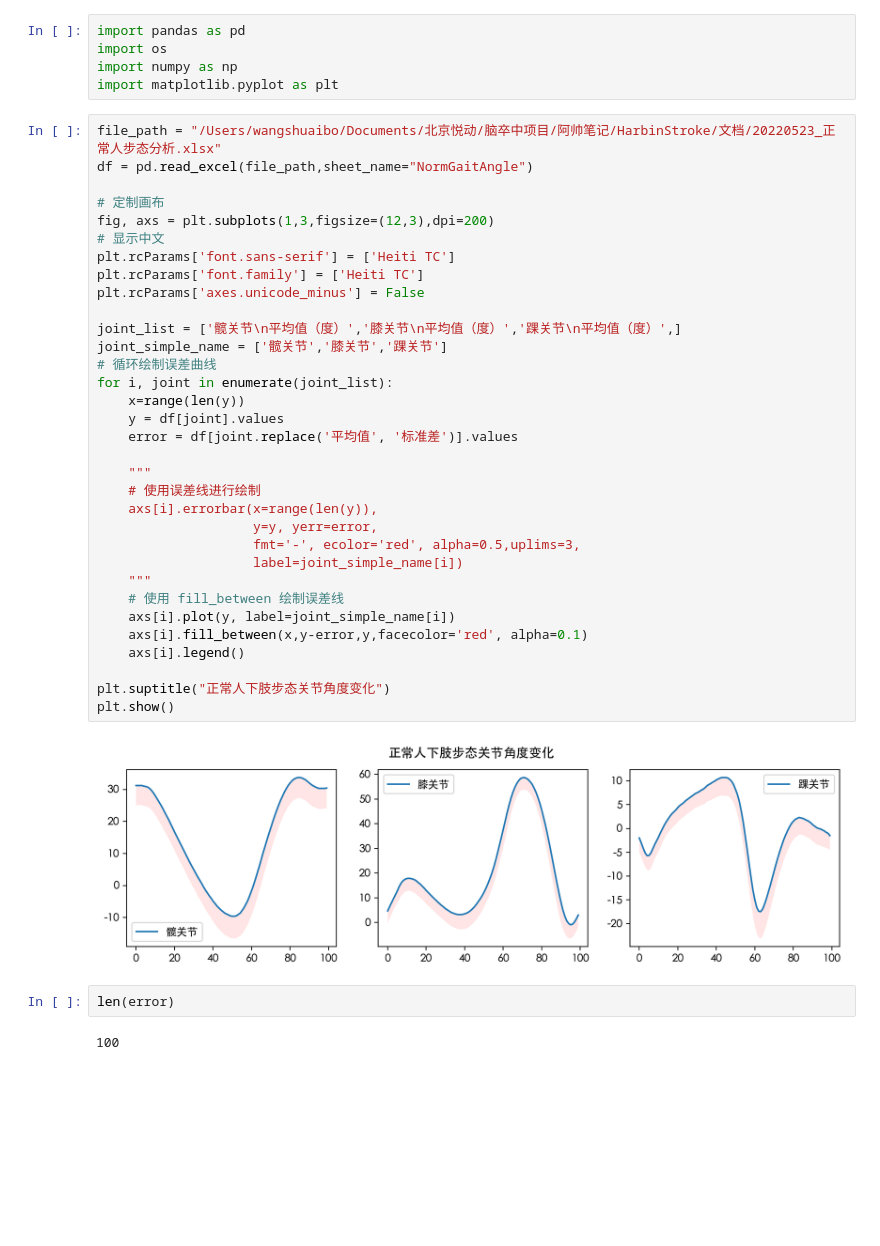
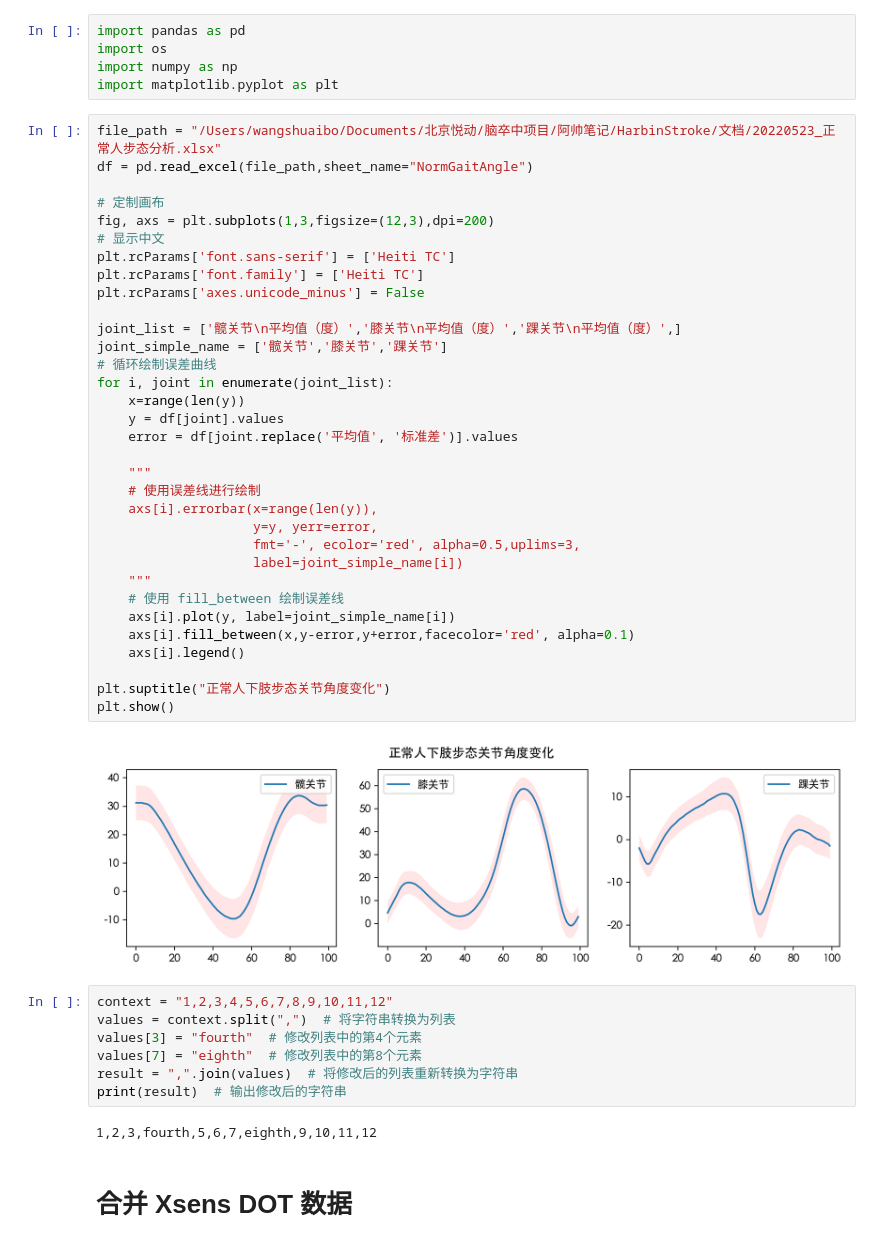
Before and after one commit to Allwillcome/--_----, a Jupyter notebook: Notes/temp.ipynb, the cells around one changed output. Cells and saved outputs as stored; diff of their text form; blank space fills up the shorter version.

```diff
--- a/Notes/temp.ipynb
+++ b/Notes/temp.ipynb
@@ -412,36 +412,43 @@ df = pd.read_excel(file_path,sheet_name="NormGaitAngle")
 
 # 定制画布
 fig, axs = plt.subplots(1,3,figsize=(12,3),dpi=200)
 # 显示中文
 plt.rcParams['font.sans-serif'] = ['Heiti TC']
 plt.rcParams['font.family'] = ['Heiti TC']
 plt.rcParams['axes.unicode_minus'] = False
 
 joint_list = ['髋关节\n平均值（度）','膝关节\n平均值（度）','踝关节\n平均值（度）',]
 joint_simple_name = ['髋关节','膝关节','踝关节']
 # 循环绘制误差曲线
 for i, joint in enumerate(joint_list):
     x=range(len(y))
     y = df[joint].values
     error = df[joint.replace('平均值', '标准差')].values
 
     """
     # 使用误差线进行绘制
     axs[i].errorbar(x=range(len(y)),
                     y=y, yerr=error,
                     fmt='-', ecolor='red', alpha=0.5,uplims=3,
                     label=joint_simple_name[i])
     """
     # 使用 fill_between 绘制误差线
     axs[i].plot(y, label=joint_simple_name[i])
-    axs[i].fill_between(x,y-error,y,facecolor='red', alpha=0.1)
+    axs[i].fill_between(x,y-error,y+error,facecolor='red', alpha=0.1)
     axs[i].legend()
 
 plt.suptitle("正常人下肢步态关节角度变化")
 plt.show()
 # %% [output]
-[figure, old version]
+[figure, new version]
-# %%
-len(error)
-# %% [output]
-100
+# %%
+context = "1,2,3,4,5,6,7,8,9,10,11,12"
+values = context.split(",")  # 将字符串转换为列表
+values[3] = "fourth"  # 修改列表中的第4个元素
+values[7] = "eighth"  # 修改列表中的第8个元素
+result = ",".join(values)  # 将修改后的列表重新转换为字符串
+print(result)  # 输出修改后的字符串
+# %% [output]
+1,2,3,fourth,5,6,7,eighth,9,10,11,12
+# %% [markdown]
+# 合并 Xsens DOT 数据
```
Also changed, not shown: parts of 9 cells of this notebook, 8 other files.
